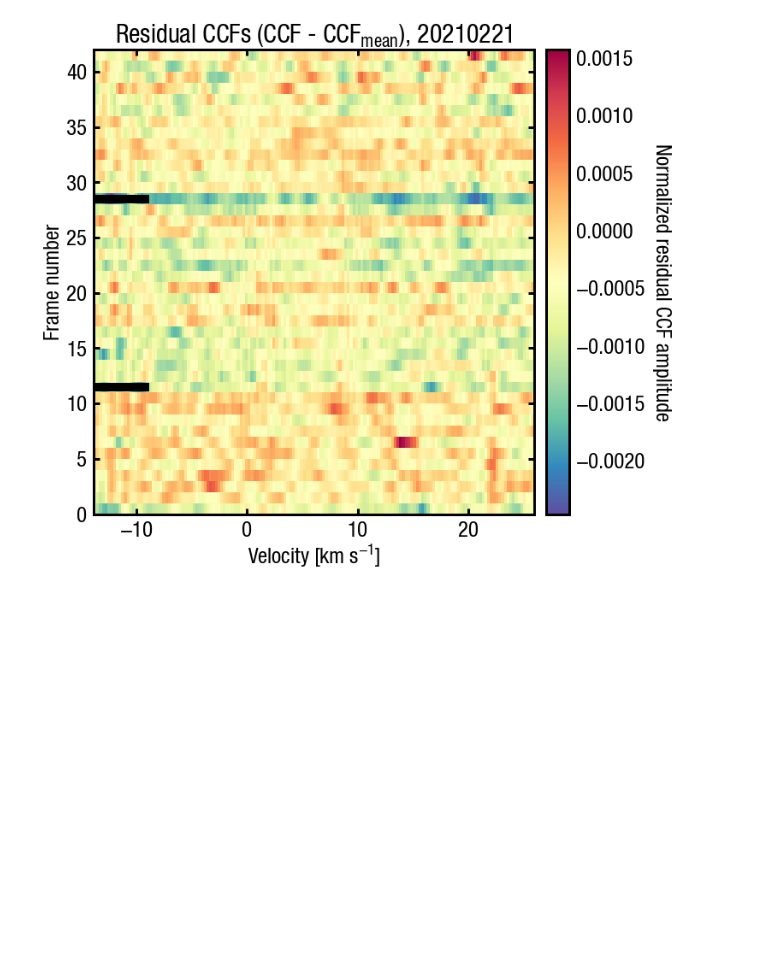
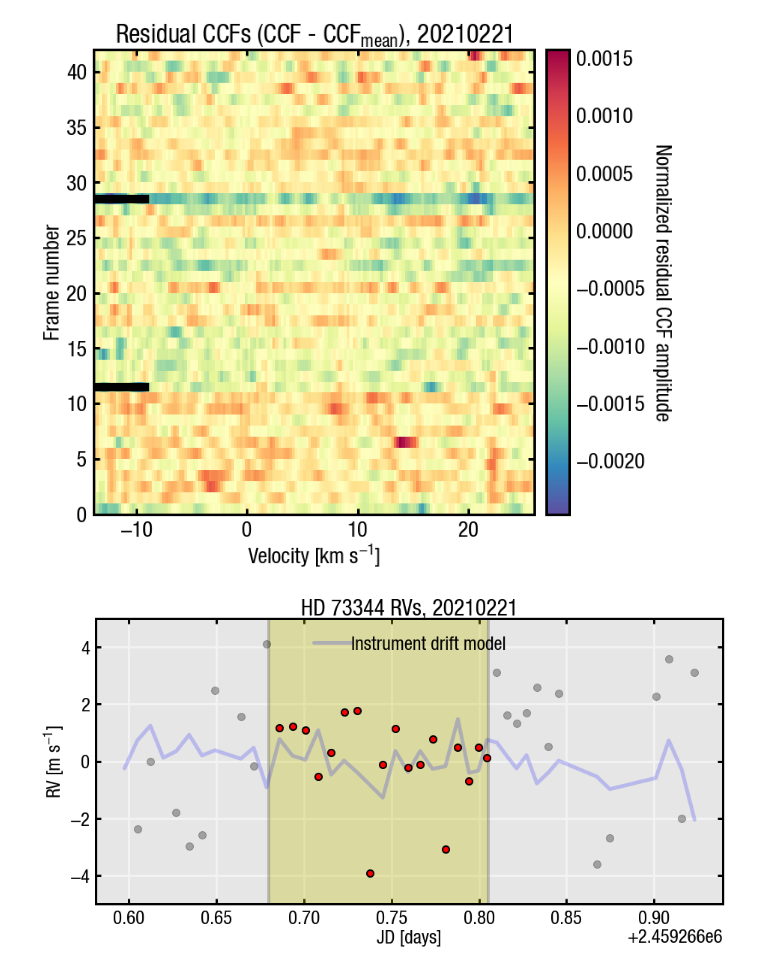
Before and after one commit to shalverson/rv_analysis_code, a Jupyter notebook: neid_notebooks/rm_reloaded_HD73344.ipynb, the cells around one changed output. Saved outputs shown, nothing was run; the diff lists cells and outputs as text; code cells hidden in the pictures; blank space fills up the shorter version.

Commit message:
updated notebook to include drift-corrected RVs

```diff
--- a/neid_notebooks/rm_reloaded_HD73344.ipynb
+++ b/neid_notebooks/rm_reloaded_HD73344.ipynb
@@ -351,3 +351,51 @@ plt.show()
 plt.rcParams['grid.linewidth'] = 3
 # %% [output]
 [figure]
+# %%
+from scipy.interpolate import interp1d
+
+# load precomputed drift values
+#-----------------------------------------
+drifts = fits.getdata('Etalon_drifts_20210221_CAL.fits')
+drifts_jd = fits.getdata('Etalon_drifts_20210221_CAL_timestamps.fits')
+#-----------------------------------------
+
+# interpolate calfiber drift onto sci-fiber time stamps
+drift_interp = interp1d(drifts_jd, drifts, kind='linear',fill_value="extrapolate")
+drift_vals = drift_interp(jd_arr)
+drift_corrected_rvs = np.asarray(np.asarray(rv_weighted_arr) * 1e3 - drift_vals)
+drift_corrected_rvs -= np.mean(drift_corrected_rvs)
+
+# plot RVs
+plot_style = os.path.join(plot_path, 'main_grid.mplstyle')
+plt.style.use(plot_style)
+plt.rcParams['figure.figsize'] = [15,7]
+
+plt.plot(jd_arr, drift_vals,'-b', alpha=0.2,linewidth=5, label='Instrument drift model')
+
+plt.plot(jd_arr, (np.asarray(rv_weighted_arr) - np.mean(rv_weighted_arr))*1e3,'ko', markersize=10, alpha=0.3)
+
+plt.plot(jd_arr[inds_transit], (np.asarray(rv_weighted_arr)[inds_transit] - np.mean(rv_weighted_arr))*1e3,'ko', markersize=10)
+plt.plot(jd_arr[inds_transit], (np.asarray(rv_weighted_arr)[inds_transit] - np.mean(rv_weighted_arr))*1e3,'ro', markersize=6)
+
+# plt.plot(jd_arr, drift_corrected_rvs,'ko', markersize=10, alpha=0.3)
+
+# plt.plot(jd_arr[inds_transit], drift_corrected_rvs[inds_transit],'ko', markersize=10)
+# plt.plot(jd_arr[inds_transit],  drift_corrected_rvs[inds_transit],'ro', markersize=6)
+
+
+# plt.plot(jd_arr, drift_corrected_rvs,'ro', markersize=6)
+
+plt.title(obj_name + ' RVs, ' + night)
+plt.xlabel('JD [days]')
+plt.ylabel('RV [m s$^\mathcal{-1}$]')
+plt.ylim(-5,5)
+plt.legend(loc='best')
+
+# highlight transit window
+plt.axvspan(tbeg,tend, color='y', alpha=0.3, lw=0)
+plt.vlines([tbeg,tend],-10, 10, alpha=0.2, linewidth=4)
+
+plt.show()
+# %% [output]
+[figure, added]
```
Also changed, not shown: parts of 3 cells of this notebook.
